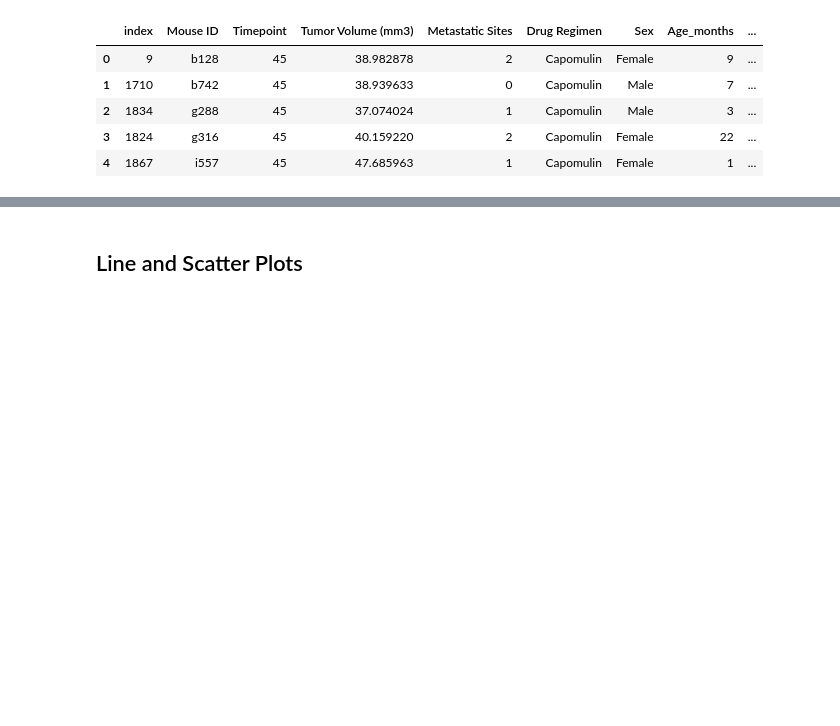
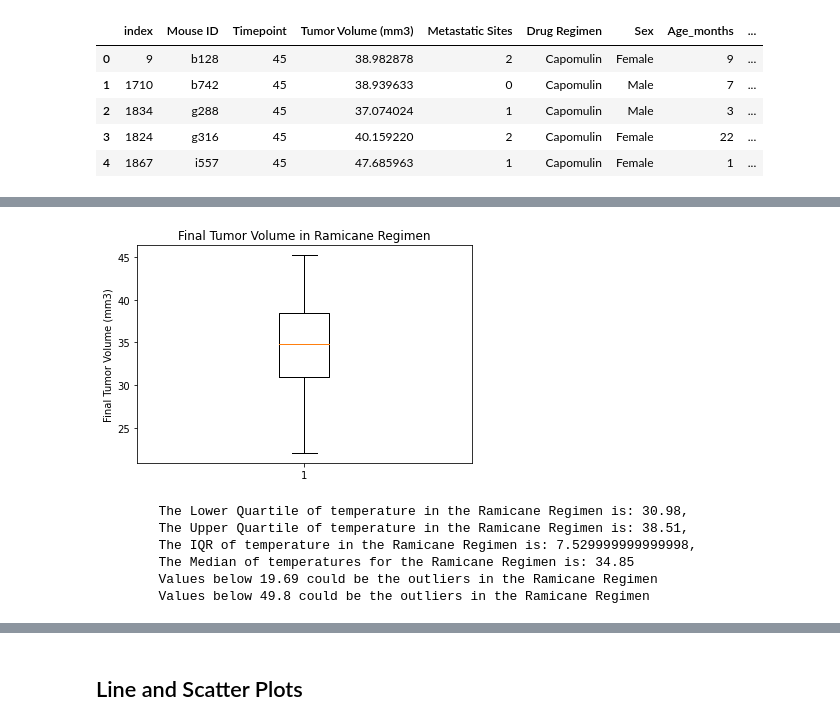
Before and after one commit to todd-tuchek/matplotlib-challenge, a Jupyter notebook: Pymaceuticals/pymaceuticals.ipynb, the cells around one changed output, grey strips where cells are left out. Cells and saved outputs as stored; diff of their text form; code cells hidden in the pictures; blank space fills up the shorter version.

```diff
--- a/Pymaceuticals/pymaceuticals_starter.ipynb
+++ b/Pymaceuticals/pymaceuticals.ipynb
@@ -326,0 +323,40 @@ Name: Tumor Volume (mm3), dtype: float64
+# %%
+# Grab the data for each drug and create a dataframe and box and whisker chart for them
+
+#Ramicane
+df_rami_box = df_last[df_last["Drug Regimen"].isin(["Ramicane"])]
+# df_capo_box.head().reset_index()
+# Create Capomulin Tumor Volume (mm3) a df object
+rami_object = df_rami_box.sort_values(["Tumor Volume (mm3)"], ascending=True).reset_index()
+rami_object = rami_object["Tumor Volume (mm3)"]
+# rami_object
+#IQR ranges for "Ramicane"
+quartiles = rami_object.quantile([.25,.5,.75]).round(2)
+lowerq = quartiles[0.25].round(2)
+upperq = quartiles[0.75].round(2)
+iqr = upperq - lowerq
+lower_bound = lowerq - (1.5*iqr).round(2)
+upper_bound = upperq + (1.5*iqr).round(2)
+
+fig2, ax2 = plt.subplots()
+ax2.set_title("Final Tumor Volume in Ramicane Regimen")
+ax2.set_ylabel("Final Tumor Volume (mm3)")
+ax2.boxplot(rami_object)
+plt.show()
+
+print(f'''
+        The Lower Quartile of temperature in the Ramicane Regimen is: {lowerq},
+        The Upper Quartile of temperature in the Ramicane Regimen is: {upperq},
+        The IQR of temperature in the Ramicane Regimen is: {iqr},
+        The Median of temperatures for the Ramicane Regimen is: {quartiles[0.5]}
+        Values below {lower_bound} could be the outliers in the Ramicane Regimen
+        Values below {upper_bound} could be the outliers in the Ramicane Regimen
+        ''')
+# %% [output]
+[figure, added]
+        The Lower Quartile of temperature in the Ramicane Regimen is: 30.98,
+        The Upper Quartile of temperature in the Ramicane Regimen is: 38.51,
+        The IQR of temperature in the Ramicane Regimen is: 7.529999999999998,
+        The Median of temperatures for the Ramicane Regimen is: 34.85
+        Values below 19.69 could be the outliers in the Ramicane Regimen
+        Values below 49.8 could be the outliers in the Ramicane Regimen
```
Also changed, not shown: parts of 6 cells of this notebook.
